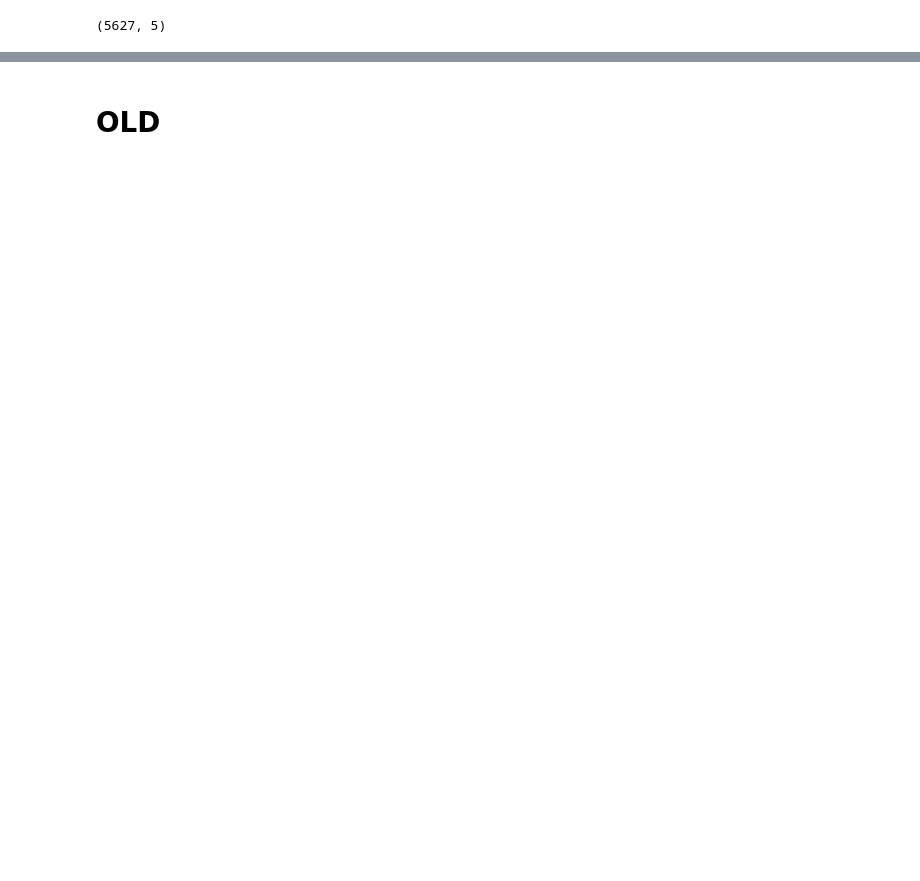
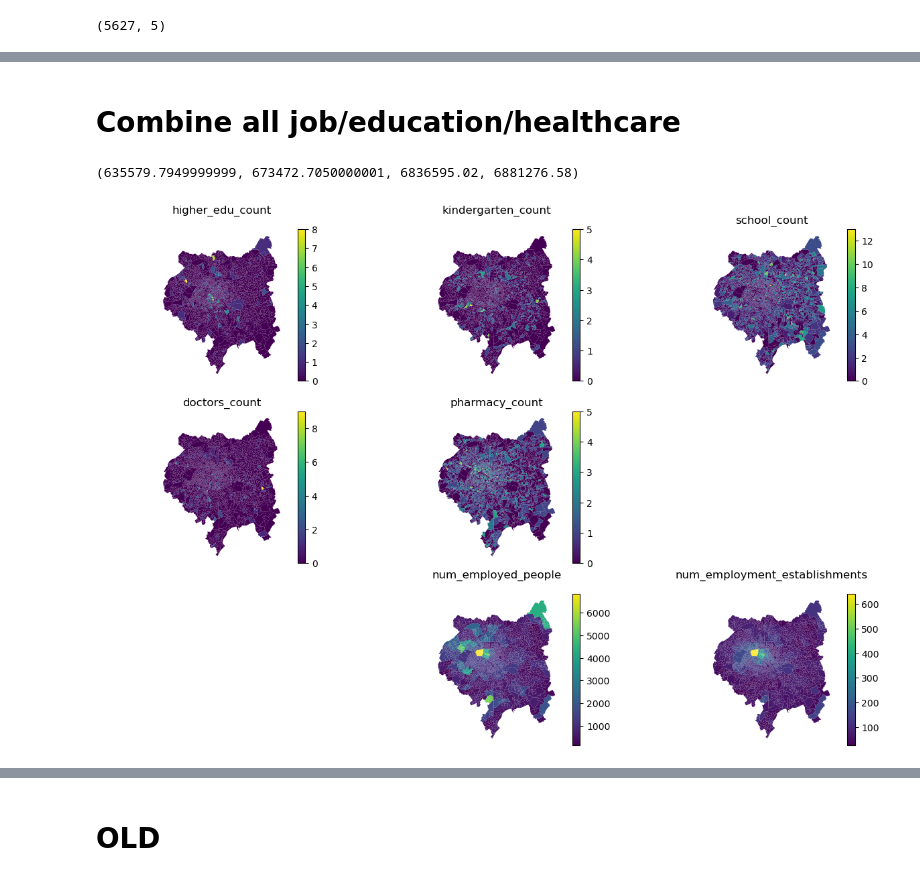
Before and after one commit to AurianeTec/Thesis, a Jupyter notebook: data_cleaning.ipynb, the cells around one changed output, grey strips where cells are left out. Cells and saved outputs as stored; diff of their text form; code cells hidden in the pictures; blank space fills up the shorter version.

```diff
--- a/data_cleaning.ipynb
+++ b/data_cleaning.ipynb
@@ -355,11 +356,11 @@ df_GPM_grouped_with_geom_clean = df_GPM_grouped_with_geom_clean.to_crs(IRIS_GPM.
 IRIS_GPM['representative_point'] = IRIS_GPM.representative_point()
 IRIS_GPM = IRIS_GPM.set_geometry('representative_point')
 # %%
-IRIS_communes_GPM = gpd.sjoin(df_GPM_grouped_with_geom_clean, IRIS_GPM, how= 'inner').drop(columns=['index_right'])
+IRIS_communes_GPM = gpd.sjoin(jobs_per_commune, IRIS_GPM, how= 'inner').drop(columns=['index_right'])
 IRIS_communes_GPM = IRIS_communes_GPM.set_geometry('geometry_right')
 ax = plt.axes()
 IRIS_communes_GPM.plot(ax=ax)
-df_GPM_grouped_with_geom_clean.plot(ax=ax, facecolor='none')
+jobs_per_commune.plot(ax=ax, facecolor='none')
 # %% [output]
 <Axes: >
 [figure]
@@ -480,0 +525,48 @@ healthcare_pertype_perIRIS_withgeom.plot(column = 'osmid', legend = True)
+# %% [markdown]
+# Combine all job/education/healthcare
+# %%
+### Create a table with all education, jobs, and healthcare data
+
+# Merge the education and healthcare tables
+education_healthcare_perIRIS = education_pertype_perIRIS.merge(healthcare_pertype_perIRIS, on = 'CODE_IRIS', how = 'outer').fillna(0).drop(columns = 'geometry_x')
+
+# Merge the education/healthcare table with the jobs table
+education_healthcare_jobs_perIRIS = education_healthcare_perIRIS.merge(jobs_per_IRIS, on = 'CODE_IRIS', how = 'outer').fillna(0).rename(columns = {'geometry_y': 'geometry',
+                                                                                                                                                   'Effectifs salariés 2021 par IRIS': 'num_employed_people',
+                                                                                                                                                   'Nombre d\'établissements 2021 par IRIS' : 'num_employment_establishments'})
+education_healthcare_jobs_perIRIS = gpd.GeoDataFrame(education_healthcare_jobs_perIRIS, geometry = 'geometry')
+
+# Plot everything
+fig, axs = plt.subplots(3, 3, figsize=(15, 10))
+education_healthcare_jobs_perIRIS.plot(column = 'higher_edu_count', legend = True, ax = axs[0, 0])
+axs[0, 0].set_title('higher_edu_count')
+axs[0, 0].axis('off')
+education_healthcare_jobs_perIRIS.plot(column = 'kindergarten_count', legend = True, ax = axs[0, 1])
+axs[0, 1].set_title('kindergarten_count')
+axs[0, 1].axis('off')
+
+education_healthcare_jobs_perIRIS.plot(column = 'school_count', legend = True, ax = axs[0, 2])
+axs[0, 2].set_title('school_count')
+axs[0, 2].axis('off')
+
+education_healthcare_jobs_perIRIS.plot(column = 'doctors_count', legend = True, ax = axs[1, 0])
+axs[1, 0].set_title('doctors_count')
+axs[1, 0].axis('off')
+
+education_healthcare_jobs_perIRIS.plot(column = 'pharmacy_count', legend = True, ax = axs[1, 1])
+axs[1, 1].set_title('pharmacy_count')
+axs[1, 1].axis('off')
+
+axs[1, 2].axis('off')
+axs[2, 0].axis('off')
+
+education_healthcare_jobs_perIRIS.plot(column = 'num_employed_people', legend = True, ax = axs[2, 1])
+axs[2, 1].set_title('num_employed_people')
+axs[2, 1].axis('off')
+
+education_healthcare_jobs_perIRIS.plot(column = 'num_employment_establishments', legend = True, ax = axs[2, 2])
+axs[2, 2].set_title('num_employment_establishments')
+axs[2, 2].axis('off')
+# %% [output]
+(635579.7949999999, 673472.7050000001, 6836595.02, 6881276.58)
+[figure, added]
```
Also changed, not shown: parts of 24 cells of this notebook.
